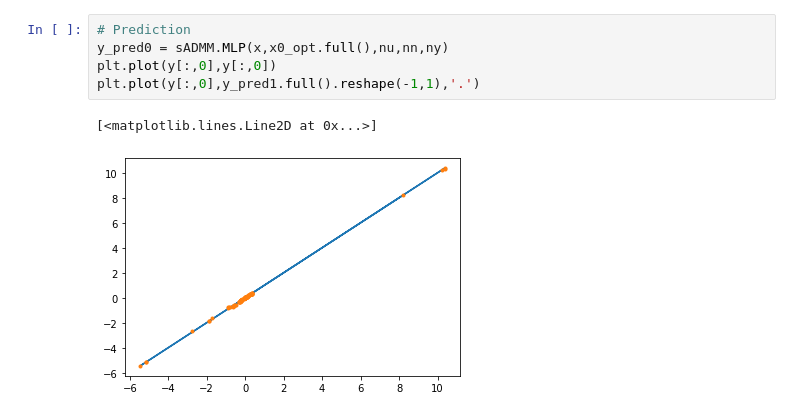
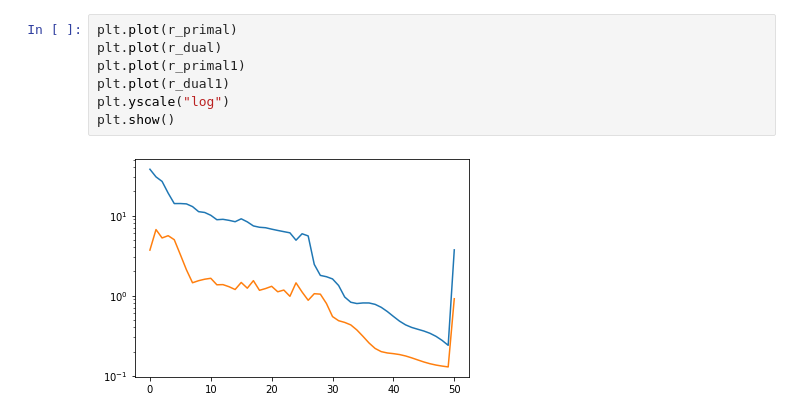
Before and after one commit to dinesh-krishnamoorthy/sADMM, a Jupyter notebook: python implementation/quadcopter policy approximation/MPC_MLP.ipynb, the cells around one changed output. Cells and saved outputs as stored; diff of their text form.

```diff
--- a/python implementation/quadcopter policy approximation/MPC_MLP.ipynb
+++ b/python implementation/quadcopter policy approximation/MPC_MLP.ipynb
@@ -115,8 +137,9 @@ plt.plot(y[:,0],y_pred1.full().reshape(-1,1),'.')
-# %%
-# Prediction
-y_pred0 = sADMM.MLP(x,x0_opt.full(),nu,nn,ny)
-plt.plot(y[:,0],y[:,0])
-plt.plot(y[:,0],y_pred1.full().reshape(-1,1),'.')
-# %% [output]
-[<matplotlib.lines.Line2D at 0x...>]
-[figure, removed]
+# %%
+plt.plot(r_primal)
+plt.plot(r_dual)
+plt.plot(r_primal1)
+plt.plot(r_dual1)
+plt.yscale("log")
+plt.show()
+# %% [output]
+[figure, added]
```
Also changed, not shown: parts of 5 cells of this notebook, 27 other files.
